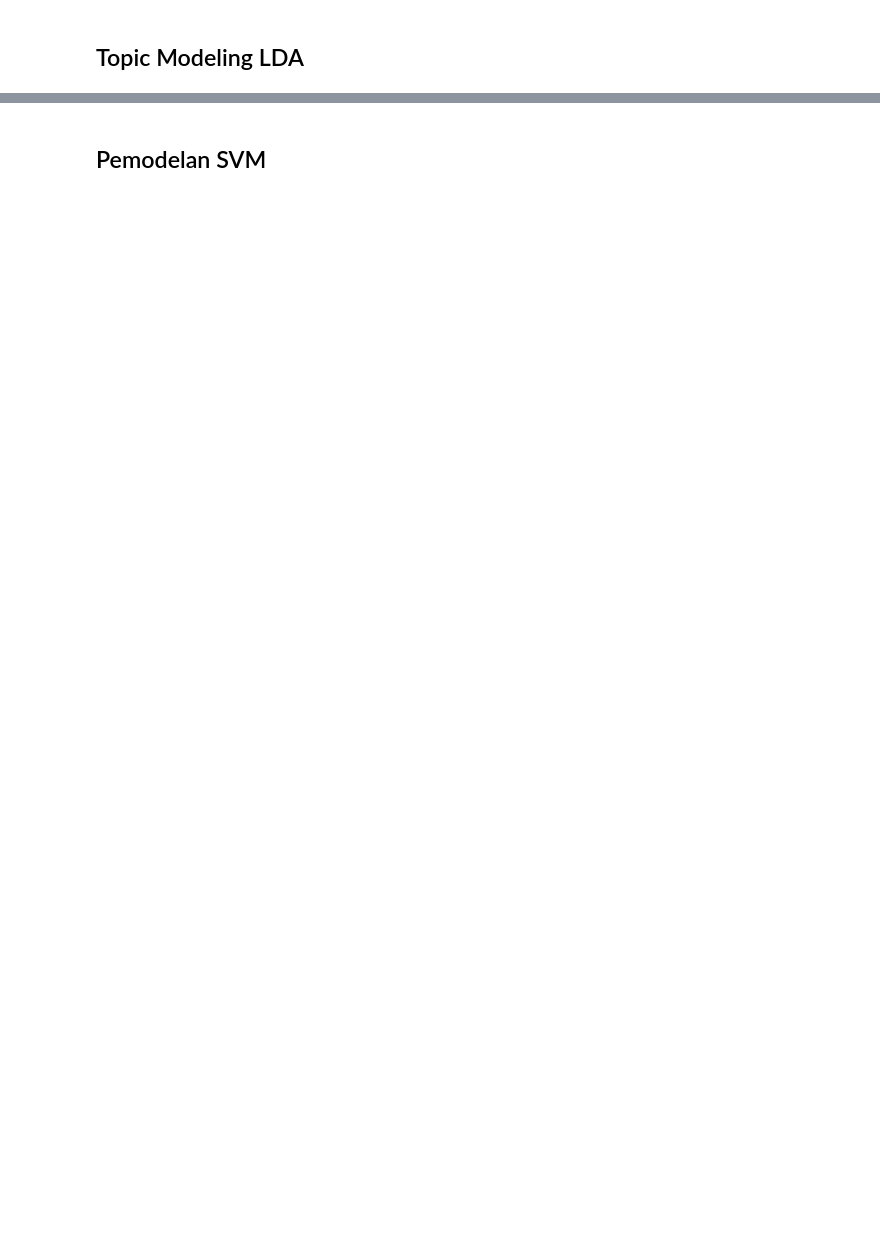
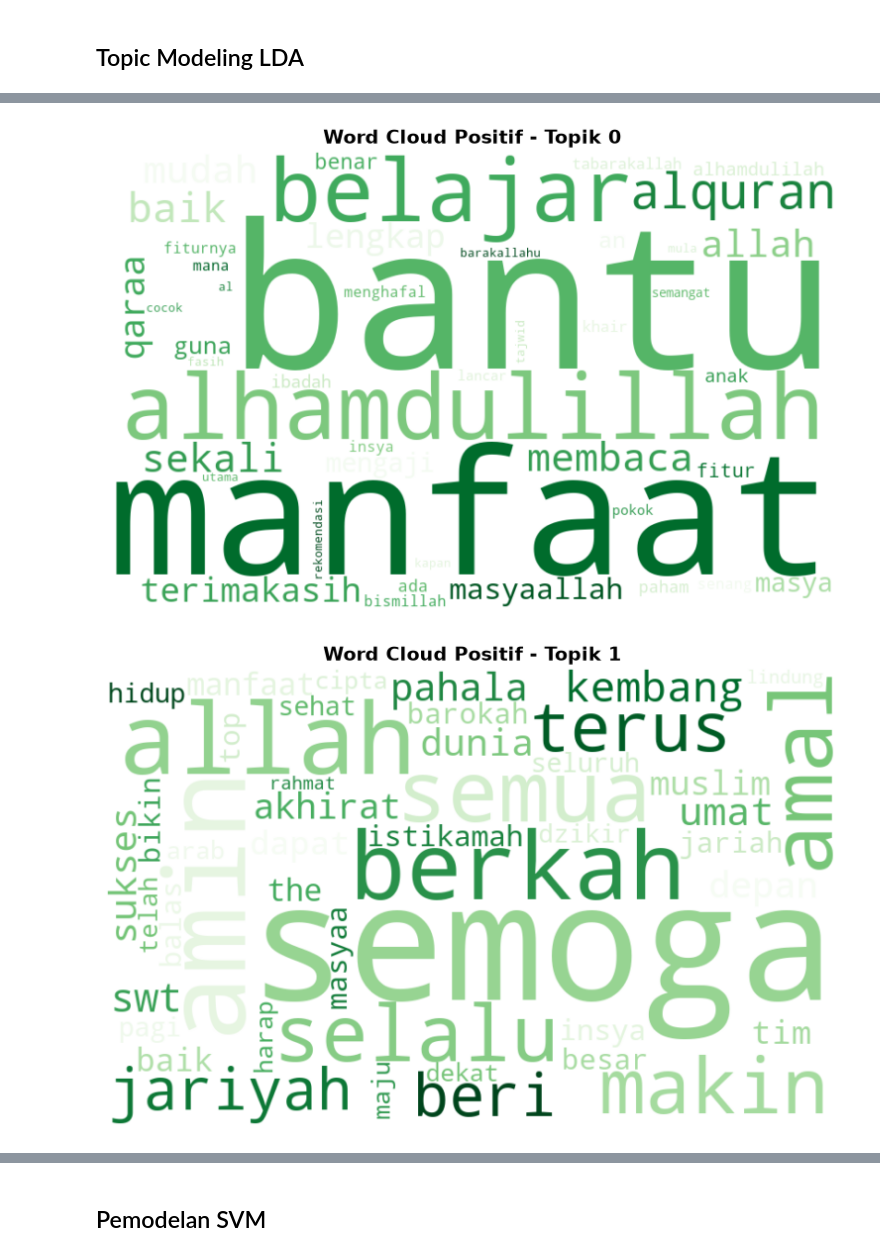
Before and after one commit to mmryd/qaraa-sentiment-analysis-topic-modeling, a Jupyter notebook: ulasan-qaraa.ipynb, the cells around one changed output, grey strips where cells are left out. Drawn from its saved outputs; the diff is of its cells as text; code cells hidden in the pictures; blank space fills up the shorter version.

```diff
--- a/ulasan-qaraa.ipynb
+++ b/ulasan-qaraa.ipynb
@@ -739,0 +662,21 @@ dtype: int64
+# %%
+# kata umum yang disembunyikan dari word cloud (kata negasi "tidak" sengaja tidak difilter)
+STOP_WC = {'sangat', 'jadi', 'buat', 'aja', 'saja', 'lebih', 'banyak', 'nya', 'dulu'}
+
+def gambar_wordcloud(model, nama, colormap):
+    for idx in range(model.num_topics):
+        bobot = {w: float(p) for w, p in model.show_topic(idx, topn=50) if w not in STOP_WC}
+        wc = WordCloud(width=800, height=500, background_color='white',
+                       colormap=colormap).generate_from_frequencies(bobot)
+
+        plt.figure(figsize=(10, 6))
+        plt.imshow(wc, interpolation='bilinear')
+        plt.title(f'Word Cloud {nama} - Topik {idx}', fontsize=14, fontweight='bold')
+        plt.axis('off')
+        plt.show()
+
+gambar_wordcloud(model_pos, 'Positif', 'Greens')
+gambar_wordcloud(model_neg, 'Negatif', 'Reds')
+# %% [output]
+[figure, added]
+[figure, added]
```
Also changed, not shown: parts of 34 cells of this notebook, 4 other files.
